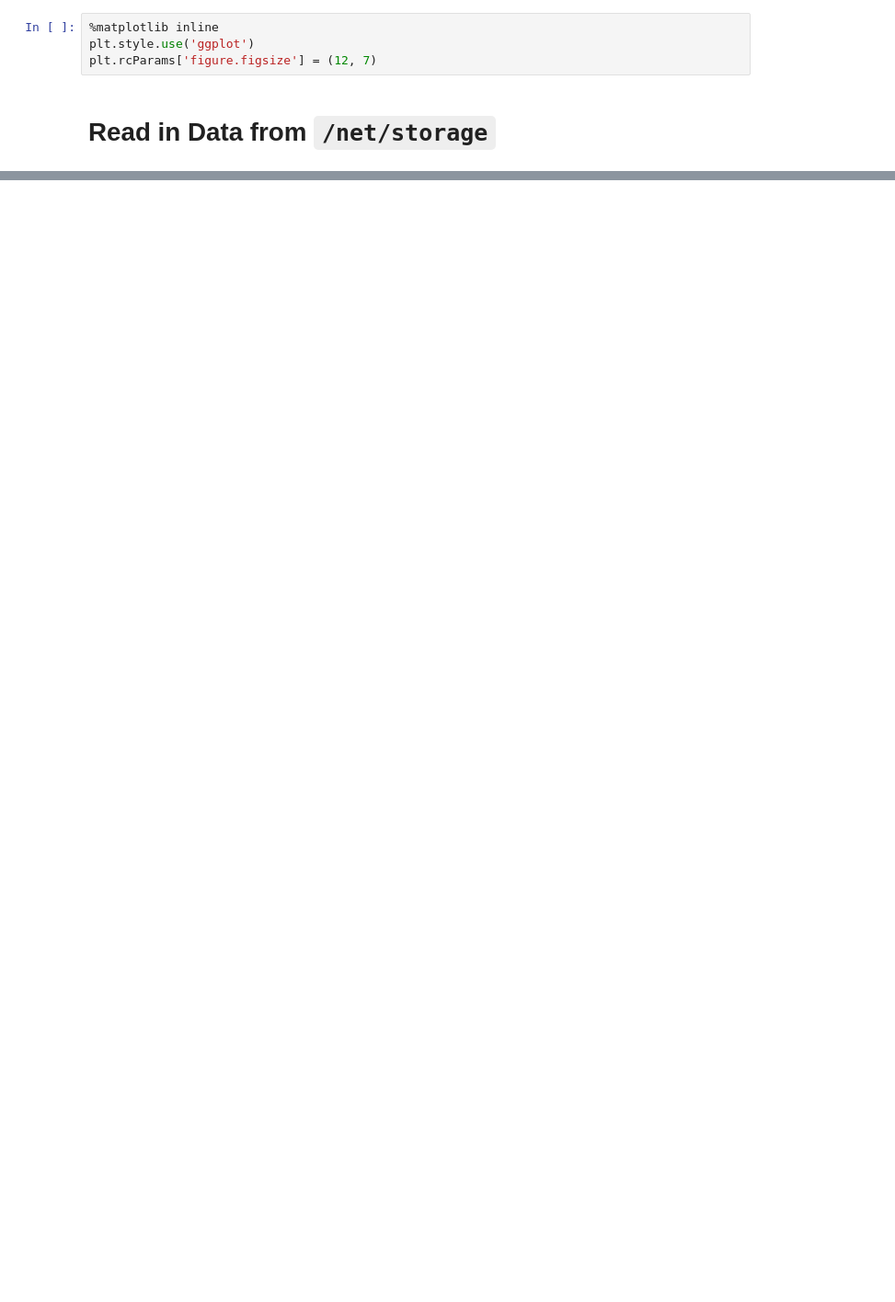
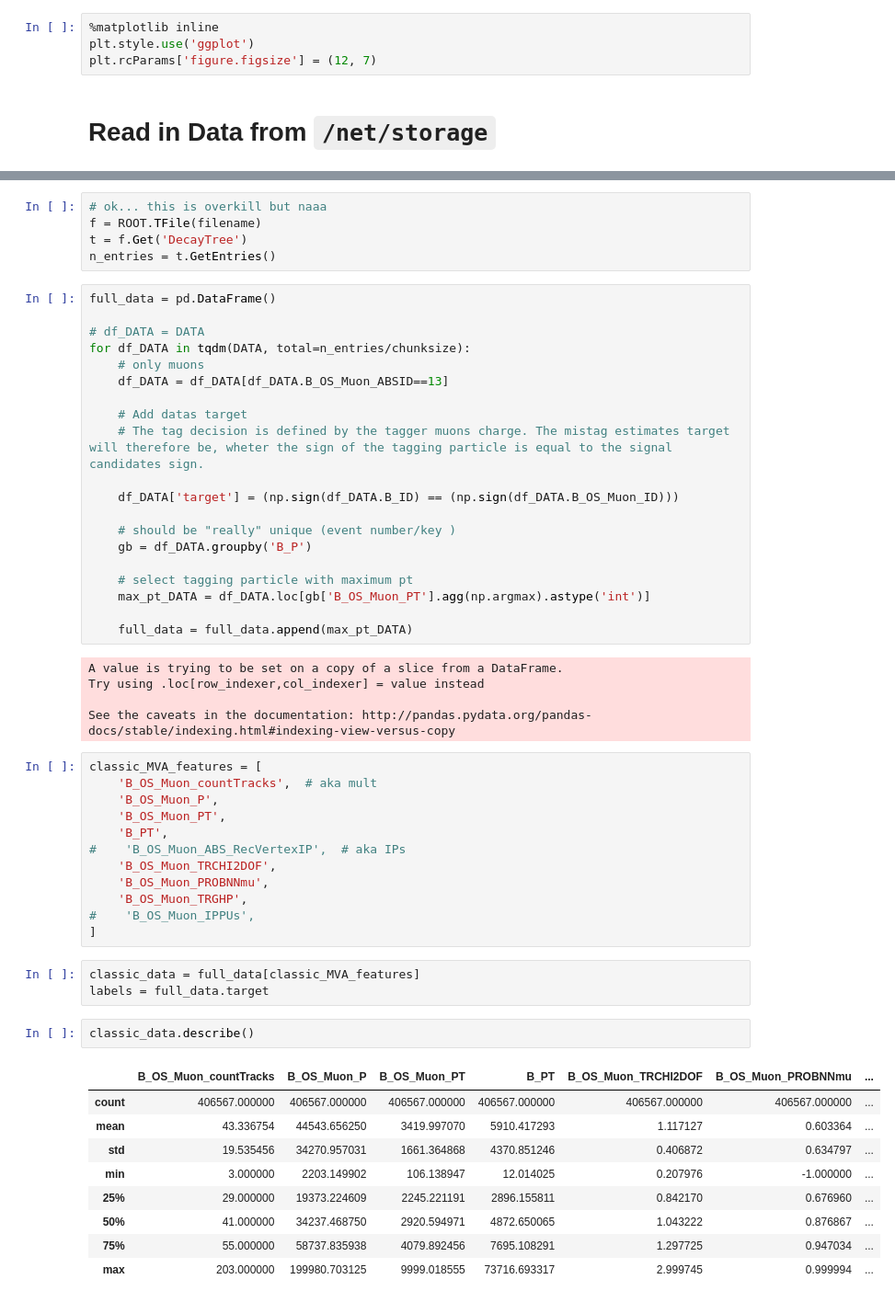
Before and after one commit to bixel/fttrainer, a Jupyter notebook: pandas-training-test.ipynb, the cells around one changed output, grey strips where cells are left out. Shown at 92% size. Drawn from its saved outputs; the diff is of its cells as text; blank space fills up the shorter version.

```diff
--- a/pandas-training-test.ipynb
+++ b/pandas-training-test.ipynb
@@ -49,0 +46,57 @@ dtype: object
+# %%
+# ok... this is overkill but naaa
+f = ROOT.TFile(filename)
+t = f.Get('DecayTree')
+n_entries = t.GetEntries()
+# %%
+full_data = pd.DataFrame()
+
+# df_DATA = DATA
+for df_DATA in tqdm(DATA, total=n_entries/chunksize):
+    # only muons
+    df_DATA = df_DATA[df_DATA.B_OS_Muon_ABSID==13]
+
+    # Add datas target
+    # The tag decision is defined by the tagger muons charge. The mistag estimates target will therefore be, wheter the sign of the tagging particle is equal to the signal candidates sign.
+
+    df_DATA['target'] = (np.sign(df_DATA.B_ID) == (np.sign(df_DATA.B_OS_Muon_ID)))
+
+    # should be "really" unique (event number/key )
+    gb = df_DATA.groupby('B_P')
+
+    # select tagging particle with maximum pt
+    max_pt_DATA = df_DATA.loc[gb['B_OS_Muon_PT'].agg(np.argmax).astype('int')]
+
+    full_data = full_data.append(max_pt_DATA)
+# %% [output]
+A value is trying to be set on a copy of a slice from a DataFrame.
+Try using .loc[row_indexer,col_indexer] = value instead
+
+See the caveats in the documentation: http://pandas.pydata.org/pandas-docs/stable/indexing.html#indexing-view-versus-copy
+# %%
+classic_MVA_features = [
+    'B_OS_Muon_countTracks',  # aka mult
+    'B_OS_Muon_P',
+    'B_OS_Muon_PT',
+    'B_PT',
+#    'B_OS_Muon_ABS_RecVertexIP',  # aka IPs
+    'B_OS_Muon_TRCHI2DOF',
+    'B_OS_Muon_PROBNNmu',
+    'B_OS_Muon_TRGHP',
+#    'B_OS_Muon_IPPUs',
+]
+# %%
+classic_data = full_data[classic_MVA_features]
+labels = full_data.target
+# %%
+classic_data.describe()
+# %% [output]
+|  | B_OS_Muon_countTracks | B_OS_Muon_P | B_OS_Muon_PT | B_PT | B_OS_Muon_TRCHI2DOF | B_OS_Muon_PROBNNmu | ... |
+| count | 406567.000000 | 406567.000000 | 406567.000000 | 406567.000000 | 406567.000000 | 406567.000000 | ... |
+| mean | 43.336754 | 44543.656250 | 3419.997070 | 5910.417293 | 1.117127 | 0.603364 | ... |
+| std | 19.535456 | 34270.957031 | 1661.364868 | 4370.851246 | 0.406872 | 0.634797 | ... |
+| min | 3.000000 | 2203.149902 | 106.138947 | 12.014025 | 0.207976 | -1.000000 | ... |
+| 25% | 29.000000 | 19373.224609 | 2245.221191 | 2896.155811 | 0.842170 | 0.676960 | ... |
+| 50% | 41.000000 | 34237.468750 | 2920.594971 | 4872.650065 | 1.043222 | 0.876867 | ... |
+| 75% | 55.000000 | 58737.835938 | 4079.892456 | 7695.108291 | 1.297725 | 0.947034 | ... |
+| max | 203.000000 | 199980.703125 | 9999.018555 | 73716.693317 | 2.999745 | 0.999994 | ... |
```
Also changed, not shown: parts of 15 cells of this notebook.
